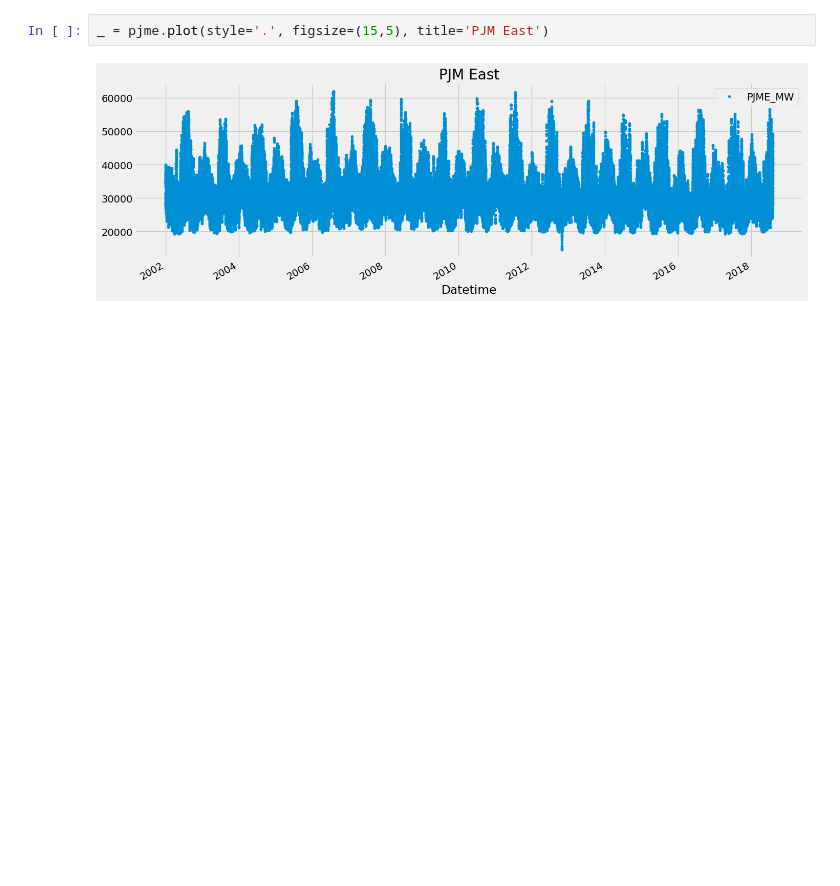
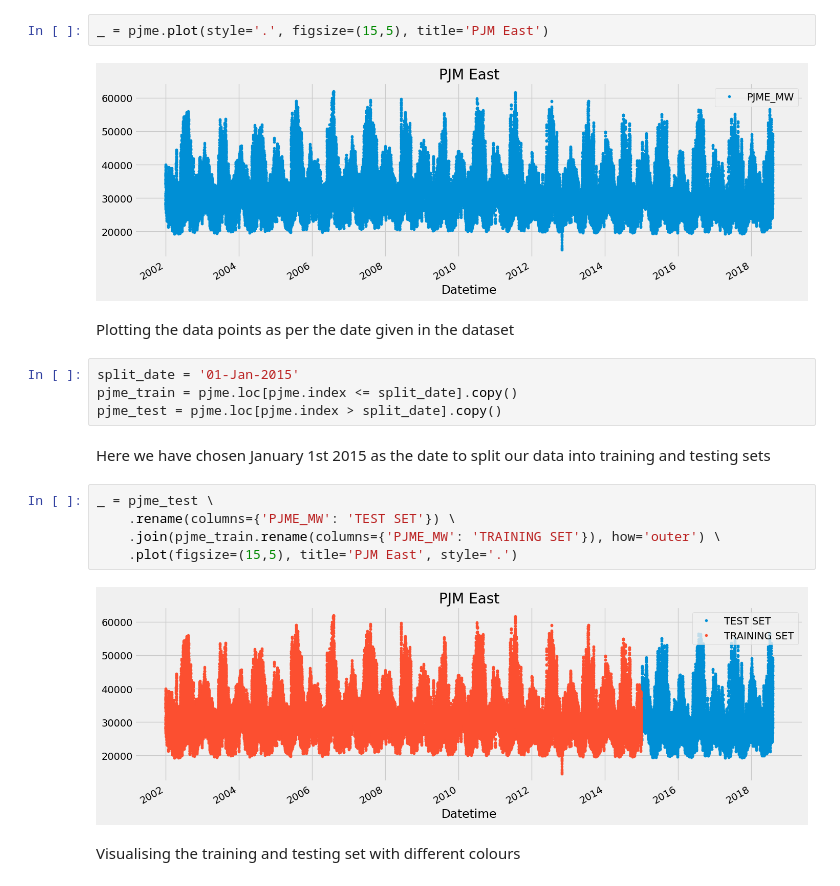
Before and after one commit to Jolterix20/Data-Analytics-Sem-7, a Jupyter notebook: EXP-7/DA_7.ipynb, the cells around one changed output. Cells and saved outputs as stored; diff of their text form; blank space fills up the shorter version.

```diff
--- a/EXP-7/DA_7.ipynb
+++ b/EXP-7/DA_7.ipynb
@@ -13,3 +31,20 @@ pjme = pd.read_csv('./energy_consumption/PJME_hourly.csv', index_col=[0], parse_
 _ = pjme.plot(style='.', figsize=(15,5), title='PJM East')
 # %% [output]
 [figure]
+# %% [markdown]
+Plotting the data points as per the date given in the dataset
+# %%
+split_date = '01-Jan-2015'
+pjme_train = pjme.loc[pjme.index <= split_date].copy()
+pjme_test = pjme.loc[pjme.index > split_date].copy()
+# %% [markdown]
+Here we have chosen January 1st 2015 as the date to split our data into training and testing sets
+# %%
+_ = pjme_test \
+    .rename(columns={'PJME_MW': 'TEST SET'}) \
+    .join(pjme_train.rename(columns={'PJME_MW': 'TRAINING SET'}), how='outer') \
+    .plot(figsize=(15,5), title='PJM East', style='.')
+# %% [output]
+[figure, added]
+# %% [markdown]
+Visualising the training and testing set with different colours
```
Also changed, not shown: parts of 21 cells of this notebook, 1 other file.
